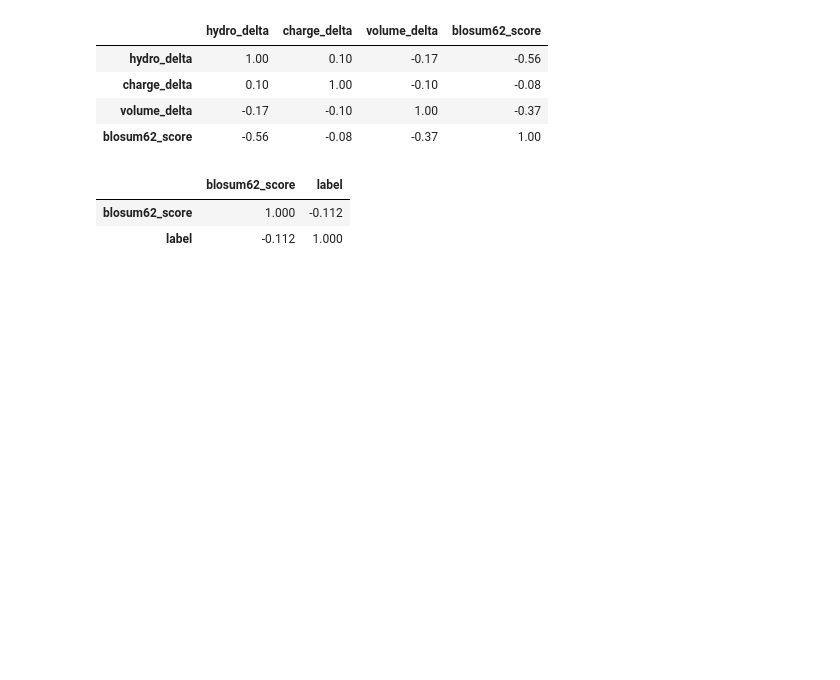
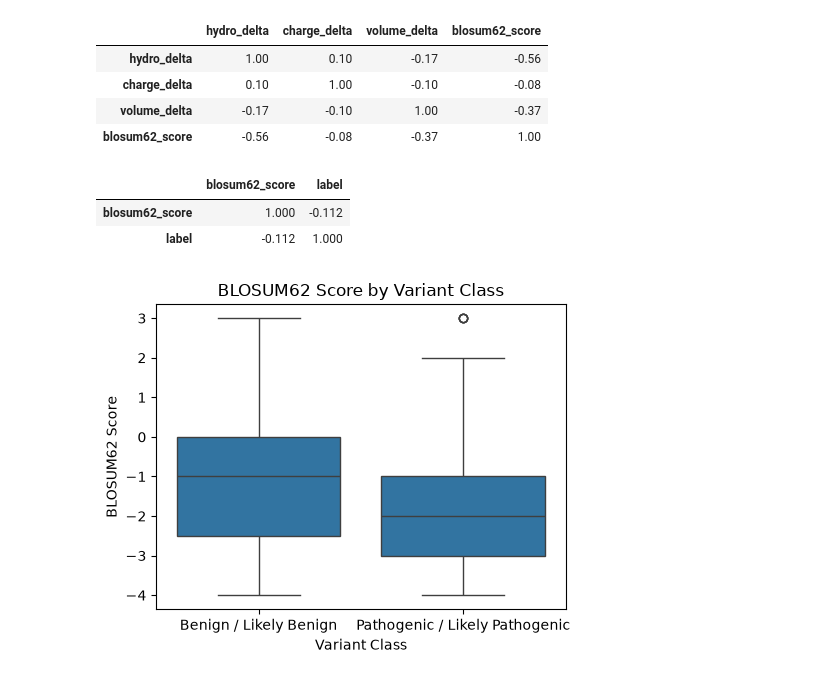
Before and after one commit to mohit-kukrejaa/brca1-risk-prediction, a Jupyter notebook: notebooks/feature_engineering.ipynb, the cells around one changed output. Drawn from its saved outputs; the diff is of its cells as text; code cells hidden in the pictures; blank space fills up the shorter version.

Commit message:
Add: Pipeline structure and data phase

```diff
--- a/notebooks/feature_engineering.ipynb
+++ b/notebooks/feature_engineering.ipynb
@@ -316,3 +316,14 @@ df[["blosum62_score", "label"]].corr().round(3)
 |  | blosum62_score | label |
 | blosum62_score | 1.000 | -0.112 |
 | label | -0.112 | 1.000 |
+# %%
+plt.figure(figsize=(5, 4))
+sns.boxplot(data=df,x="label",y="blosum62_score")
+plt.xlabel("Variant Class")
+plt.ylabel("BLOSUM62 Score")
+plt.title("BLOSUM62 Score by Variant Class")
+plt.xticks([0, 1],["Benign / Likely Benign", "Pathogenic / Likely Pathogenic"])
+plt.tight_layout()
+plt.show()
+# %% [output]
+[figure, added]
```
Also changed, not shown: parts of 39 cells of this notebook, 15 other files.
